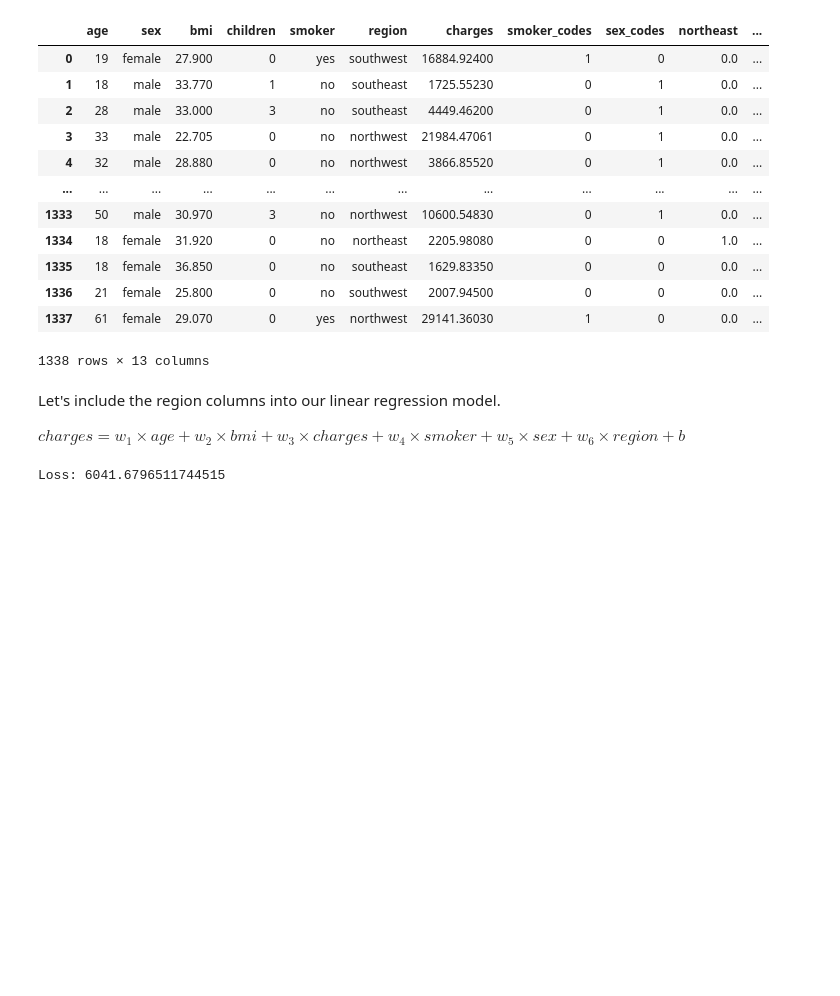
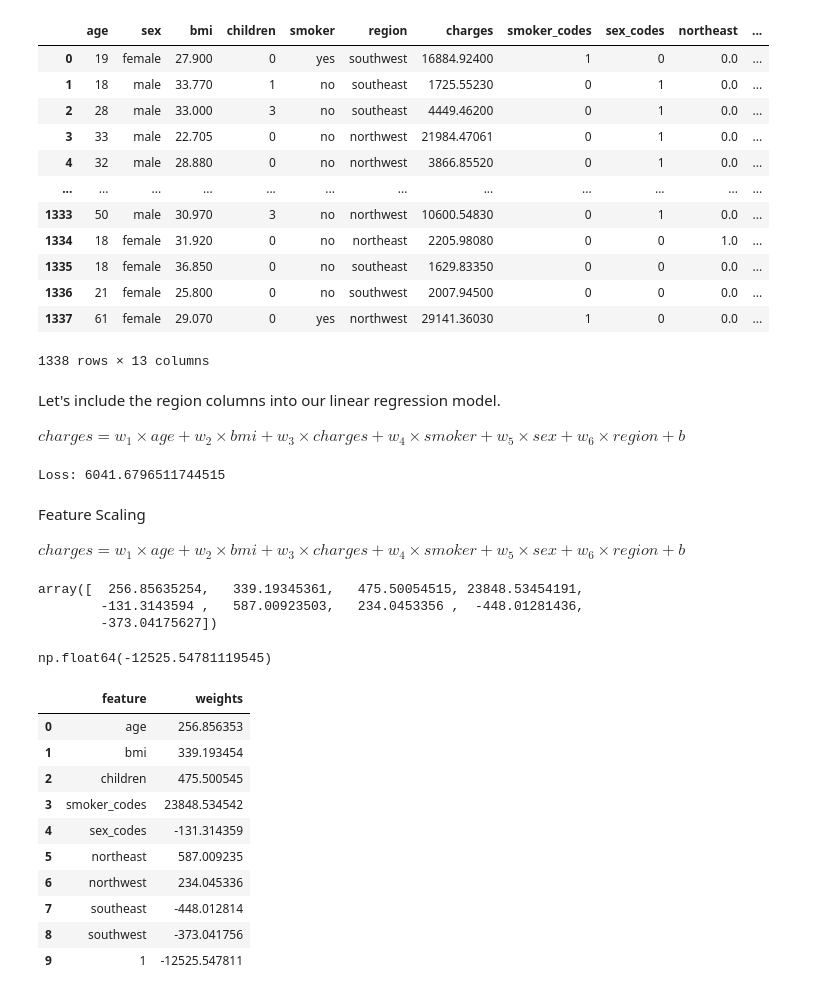
Before and after one commit to John-Fadipe/Machine_Learning_with_Python_and_Scikit_Learn, a Jupyter notebook: Linear Regression with Scikit Learn - Machine Learning with Python.ipynb, the cells around one changed output. Saved outputs shown, nothing was run; the diff lists cells and outputs as text; code cells hidden in the pictures; blank space fills up the shorter version.

```diff
--- a/Linear Regression with Scikit Learn - Machine Learning with Python.ipynb
+++ b/Linear Regression with Scikit Learn - Machine Learning with Python.ipynb
@@ -837,0 +842,30 @@ $charges = w_1 \times age + w_2 \times bmi + w_3 \times charges + w_4 \times smo
+# %% [markdown]
+Feature Scaling
+
+$charges = w_1 \times age + w_2 \times bmi + w_3 \times charges + w_4 \times smoker + w_5 \times sex + w_6 \times region + b$
+# %%
+model.coef_
+# %% [output]
+array([  256.85635254,   339.19345361,   475.50054515, 23848.53454191,
+        -131.3143594 ,   587.00923503,   234.0453356 ,  -448.01281436,
+        -373.04175627])
+# %%
+model.intercept_
+# %% [output]
+np.float64(-12525.54781119545)
+# %%
+weights_df = pd.DataFrame({"feature": np.append(input_columns, 1),
+                          "weights": np.append(model.coef_, model.intercept_)})
+weights_df
+# %% [output]
+|  | feature | weights |
+| 0 | age | 256.856353 |
+| 1 | bmi | 339.193454 |
+| 2 | children | 475.500545 |
+| 3 | smoker_codes | 23848.534542 |
+| 4 | sex_codes | -131.314359 |
+| 5 | northeast | 587.009235 |
+| 6 | northwest | 234.045336 |
+| 7 | southeast | -448.012814 |
+| 8 | southwest | -373.041756 |
+| 9 | 1 | -12525.547811 |
```
Also changed, not shown: parts of 23 cells of this notebook.
